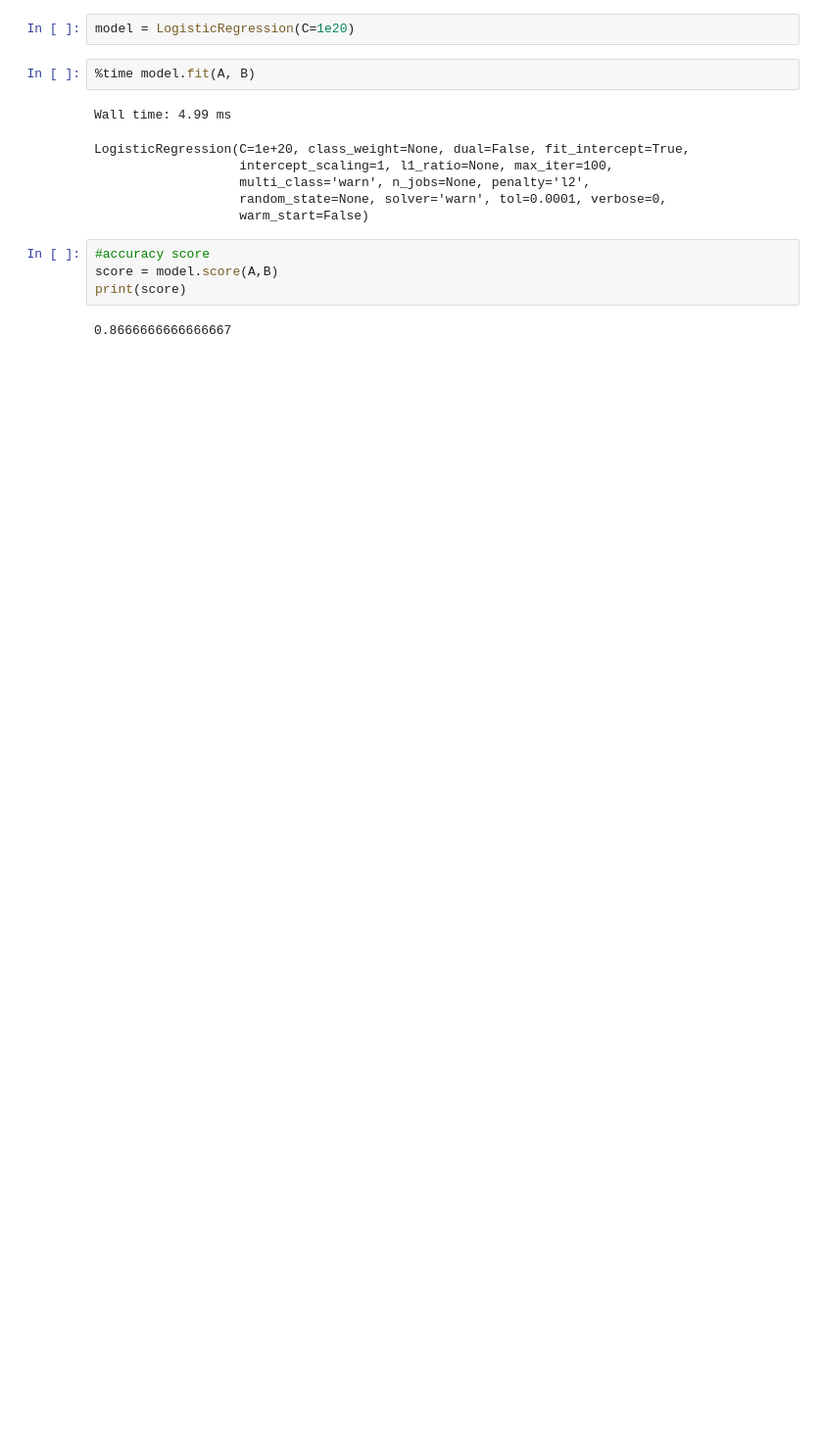
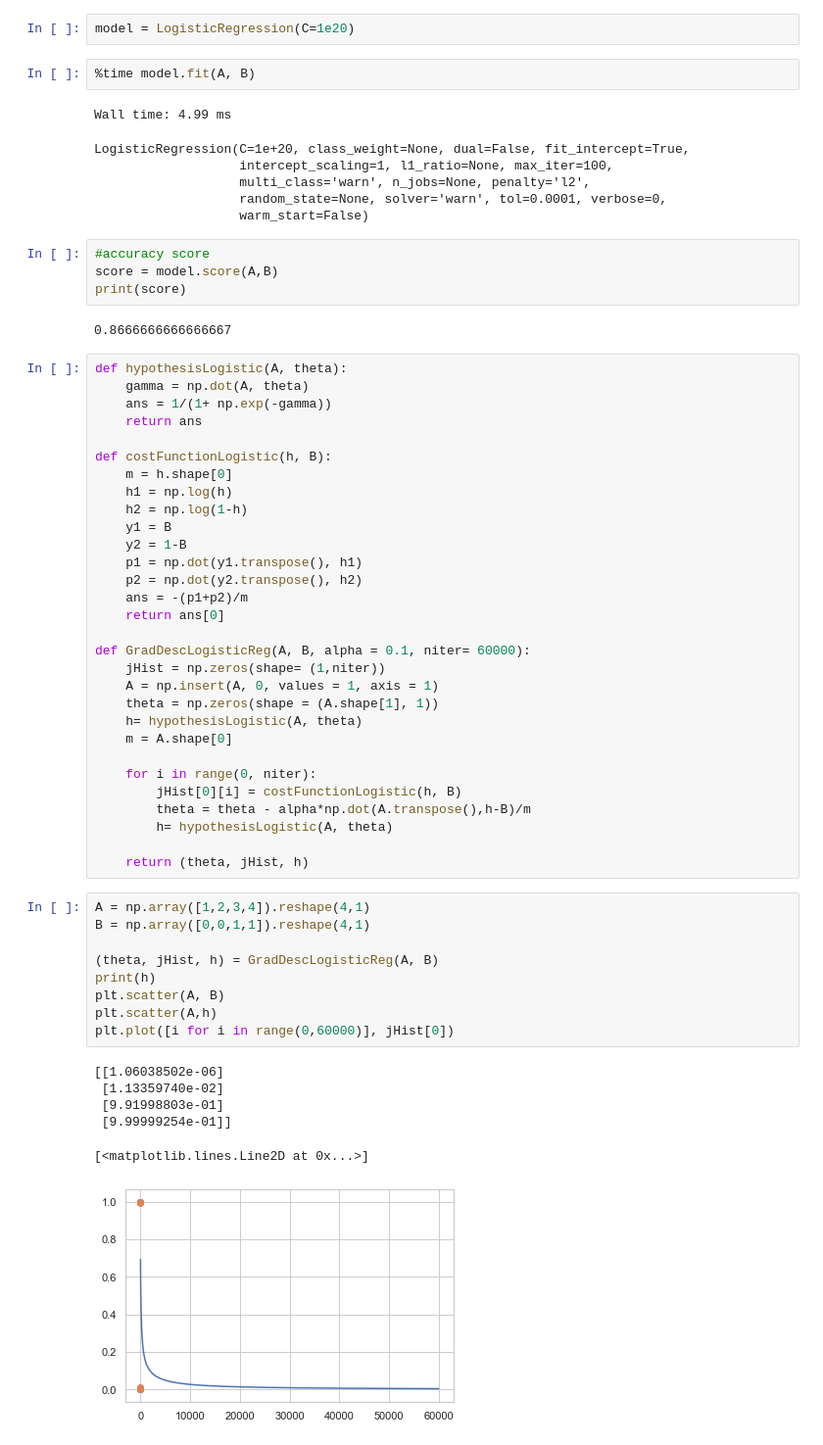
Before and after one commit to shanthakumar21/machine-learning, a Jupyter notebook: module3.ipynb, the cells around one changed output. Shown at 98% size. Saved outputs shown, nothing was run; the diff lists cells and outputs as text; blank space fills up the shorter version.

```diff
--- a/module3.ipynb
+++ b/module3.ipynb
@@ -232,3 +257,49 @@ score = model.score(A,B)
 print(score)
 # %% [output]
 0.8666666666666667
+# %%
+def hypothesisLogistic(A, theta):
+    gamma = np.dot(A, theta)
+    ans = 1/(1+ np.exp(-gamma))
+    return ans
+
+def costFunctionLogistic(h, B):
+    m = h.shape[0]
+    h1 = np.log(h)
+    h2 = np.log(1-h)
+    y1 = B
+    y2 = 1-B
+    p1 = np.dot(y1.transpose(), h1)
+    p2 = np.dot(y2.transpose(), h2)
+    ans = -(p1+p2)/m
+    return ans[0]
+
+def GradDescLogisticReg(A, B, alpha = 0.1, niter= 60000):
+    jHist = np.zeros(shape= (1,niter))
+    A = np.insert(A, 0, values = 1, axis = 1)
+    theta = np.zeros(shape = (A.shape[1], 1))
+    h= hypothesisLogistic(A, theta)
+    m = A.shape[0]
+
+    for i in range(0, niter):
+        jHist[0][i] = costFunctionLogistic(h, B)
+        theta = theta - alpha*np.dot(A.transpose(),h-B)/m
+        h= hypothesisLogistic(A, theta)
+
+    return (theta, jHist, h)
+# %%
+A = np.array([1,2,3,4]).reshape(4,1)
+B = np.array([0,0,1,1]).reshape(4,1)
+
+(theta, jHist, h) = GradDescLogisticReg(A, B)
+print(h)
+plt.scatter(A, B)
+plt.scatter(A,h)
+plt.plot([i for i in range(0,60000)], jHist[0])
+# %% [output]
+[[1.06038502e-06]
+ [1.13359740e-02]
+ [9.91998803e-01]
+ [9.99999254e-01]]
+[<matplotlib.lines.Line2D at 0x...>]
+[figure, added]
```
Also changed, not shown: parts of 2 cells of this notebook.
